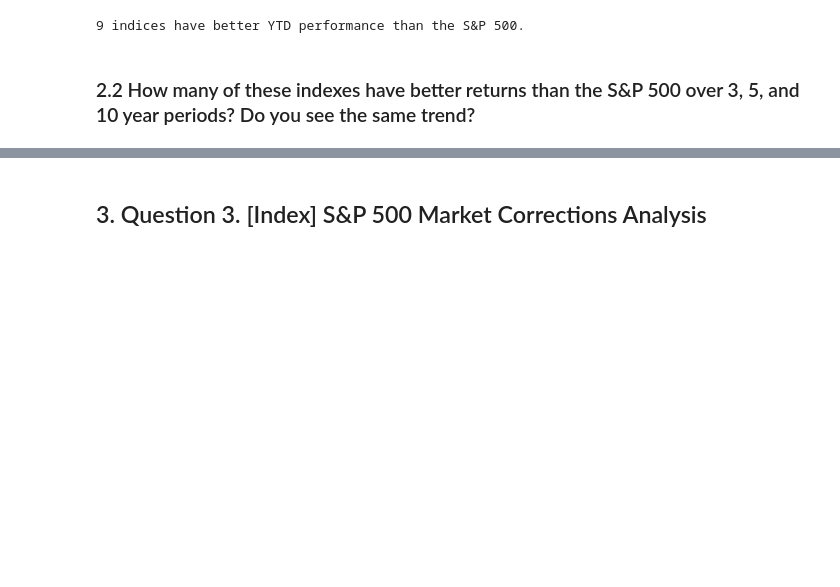
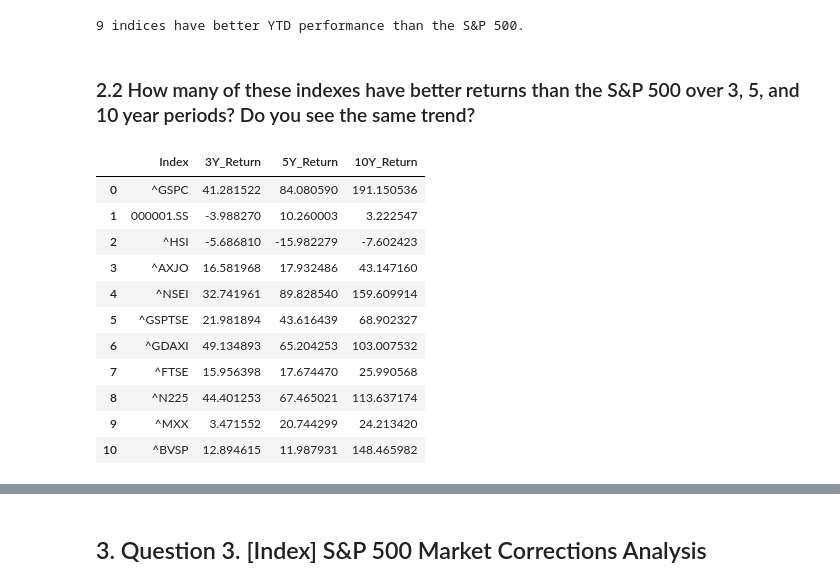
Before and after one commit to Kabalkina/stock_market_analytics_course, a Jupyter notebook: 01-intro-and-data-sources/week1.ipynb, the cells around one changed output, grey strips where cells are left out. Drawn from its saved outputs; the diff is of its cells as text; code cells hidden in the pictures; blank space fills up the shorter version.

```diff
--- a/01-intro-and-data-sources/week1.ipynb
+++ b/01-intro-and-data-sources/week1.ipynb
@@ -252,0 +302,47 @@ print(f"{len(better_indices)} indices have better YTD performance than the S&P 5
+# %%
+# Store results
+results = []
+
+for symbol in indices:
+    data = {'Index': symbol}
+    try:
+        # Download data (with small buffer around the 10-year mark)
+        ticker = yf.Ticker(symbol)
+        hist = ticker.history(
+            start=date_offsets["10Y"] - timedelta(days=5),
+            end=end_date + timedelta(days=1),
+            interval='1d'
+        )
+
+        # Use naive datetime (remove timezone if present)
+        hist.index = hist.index.tz_localize(None)
+        hist = hist[['Close']].dropna()
+
+        # Get latest price up to May 1, 2025
+        price_today = hist[hist.index <= end_date].iloc[-1]['Close']
+
+        # Get returns for each period
+        for label, date in date_offsets.items():
+            past_price = hist[hist.index <= date].iloc[-1]['Close']
+            data[f'{label}_Return'] = (price_today / past_price - 1) * 100
+    except Exception as e:
+        print(f"Error with {symbol}: {e}")
+        data[f'3Y_Return'] = data[f'5Y_Return'] = data[f'10Y_Return'] = None
+    results.append(data)
+# %%
+# Convert to DataFrame
+returns_df = pd.DataFrame(results)
+returns_df
+# %% [output]
+|  | Index | 3Y_Return | 5Y_Return | 10Y_Return |
+| 0 | ^GSPC | 41.281522 | 84.080590 | 191.150536 |
+| 1 | 000001.SS | -3.988270 | 10.260003 | 3.222547 |
+| 2 | ^HSI | -5.686810 | -15.982279 | -7.602423 |
+| 3 | ^AXJO | 16.581968 | 17.932486 | 43.147160 |
+| 4 | ^NSEI | 32.741961 | 89.828540 | 159.609914 |
+| 5 | ^GSPTSE | 21.981894 | 43.616439 | 68.902327 |
+| 6 | ^GDAXI | 49.134893 | 65.204253 | 103.007532 |
+| 7 | ^FTSE | 15.956398 | 17.674470 | 25.990568 |
+| 8 | ^N225 | 44.401253 | 67.465021 | 113.637174 |
+| 9 | ^MXX | 3.471552 | 20.744299 | 24.213420 |
+| 10 | ^BVSP | 12.894615 | 11.987931 | 148.465982 |
```
Also changed, not shown: parts of 15 cells of this notebook.
